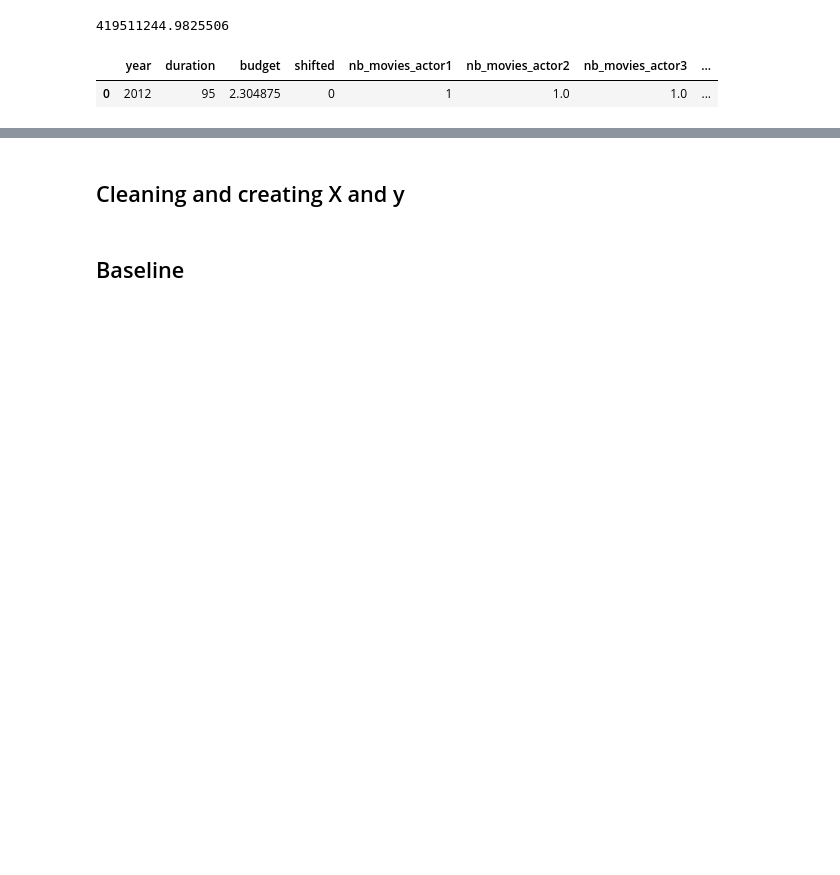
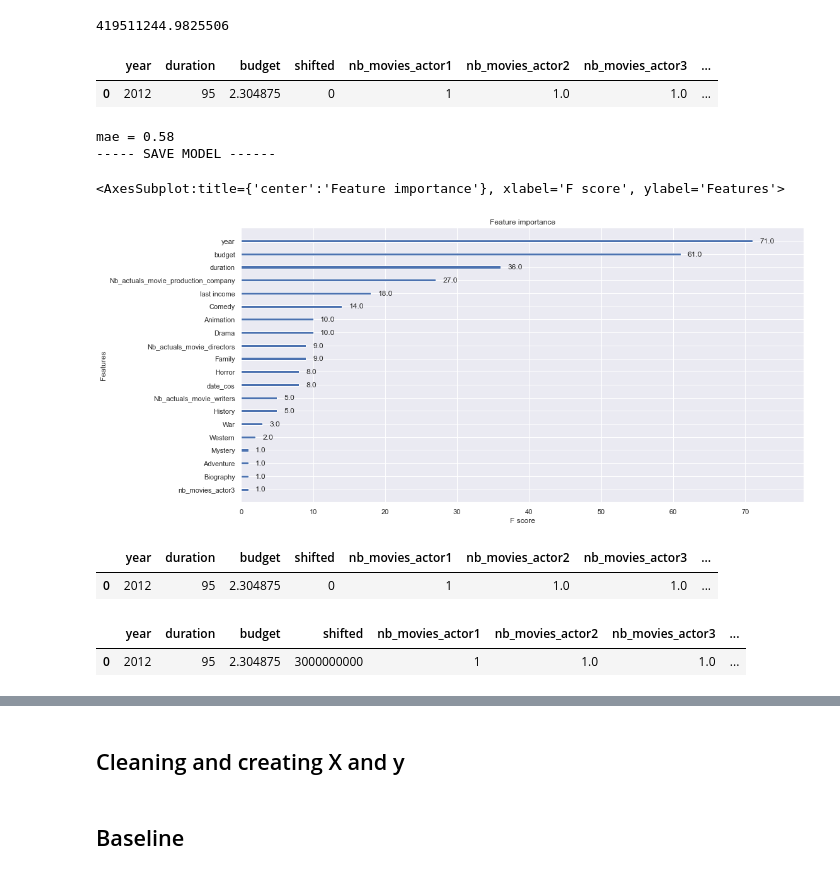
Before and after one commit to OscarTou/CinePred, a Jupyter notebook: notebooks/RM_notebook.ipynb, the cells around one changed output, grey strips where cells are left out. Cells and saved outputs as stored; diff of their text form; code cells hidden in the pictures; blank space fills up the shorter version.

```diff
--- a/notebooks/RM_notebook.ipynb
+++ b/notebooks/RM_notebook.ipynb
@@ -140,31 +130,37 @@ df_preproc.head(1).drop(columns=['worlwide_gross_income','production_company','d
 |  | year | duration | budget | shifted | nb_movies_actor1 | nb_movies_actor2 | nb_movies_actor3 | ... |
 | 0 | 2012 | 95 | 2.304875 | 0 | 1 | 1.0 | 1.0 | ... |
 # %%
-df = import_data(link = '../raw_data/IMDb_movies.csv')
-
-# Prepare
-print("----- CLEAN DATA ------")
-df_preproc = preproc(df, path = '../raw_data/cat_acteur.csv')
+df_preproc = import_data(link = '../raw_data/preprocessed.csv')
 df_preproc = df_preproc.drop(columns=['production_company', 'director', 'writer'])
 df_preproc = df_preproc.drop(columns=['imdb_title_id','actors','description','avg_vote','country','title'])
 
-print("----- GET FITTED MODEL ------")
 model = get_fitted_model(df_preproc)
 
 print("----- SAVE MODEL ------")
 save_model(model, "model.joblib")
-len(df_preproc)
+# %% [output]
+mae = 0.58
+----- SAVE MODEL ------
 # %%
 from xgboost import plot_importance
 
-plot_importance(model)
+plot_importance(model,importance_type='weight')
+# %% [output]
+<AxesSubplot:title={'center':'Feature importance'}, xlabel='F score', ylabel='Features'>
+[figure, added]
 # %%
-X_test_1 = df_preproc.head(1).drop(columns=['worlwide_gross_income'])
+X_test_1 = df_preproc.head(randInt()).drop(columns=['worlwide_gross_income'])
 X_test_1
+# %% [output]
+|  | year | duration | budget | shifted | nb_movies_actor1 | nb_movies_actor2 | nb_movies_actor3 | ... |
+| 0 | 2012 | 95 | 2.304875 | 0 | 1 | 1.0 | 1.0 | ... |
 # %%
 X_test_2 = X_test_1.copy()
-X_test_2['duration'] = 120
+X_test_2['shifted'] = 3_000_000_000
 X_test_2
+# %% [output]
+|  | year | duration | budget | shifted | nb_movies_actor1 | nb_movies_actor2 | nb_movies_actor3 | ... |
+| 0 | 2012 | 95 | 2.304875 | 3000000000 | 1 | 1.0 | 1.0 | ... |
 # %%
 print("----- LOAD MODEL ------")
 model = load_model("model.joblib")
```
Also changed, not shown: parts of 2 cells of this notebook, 2 other files.
